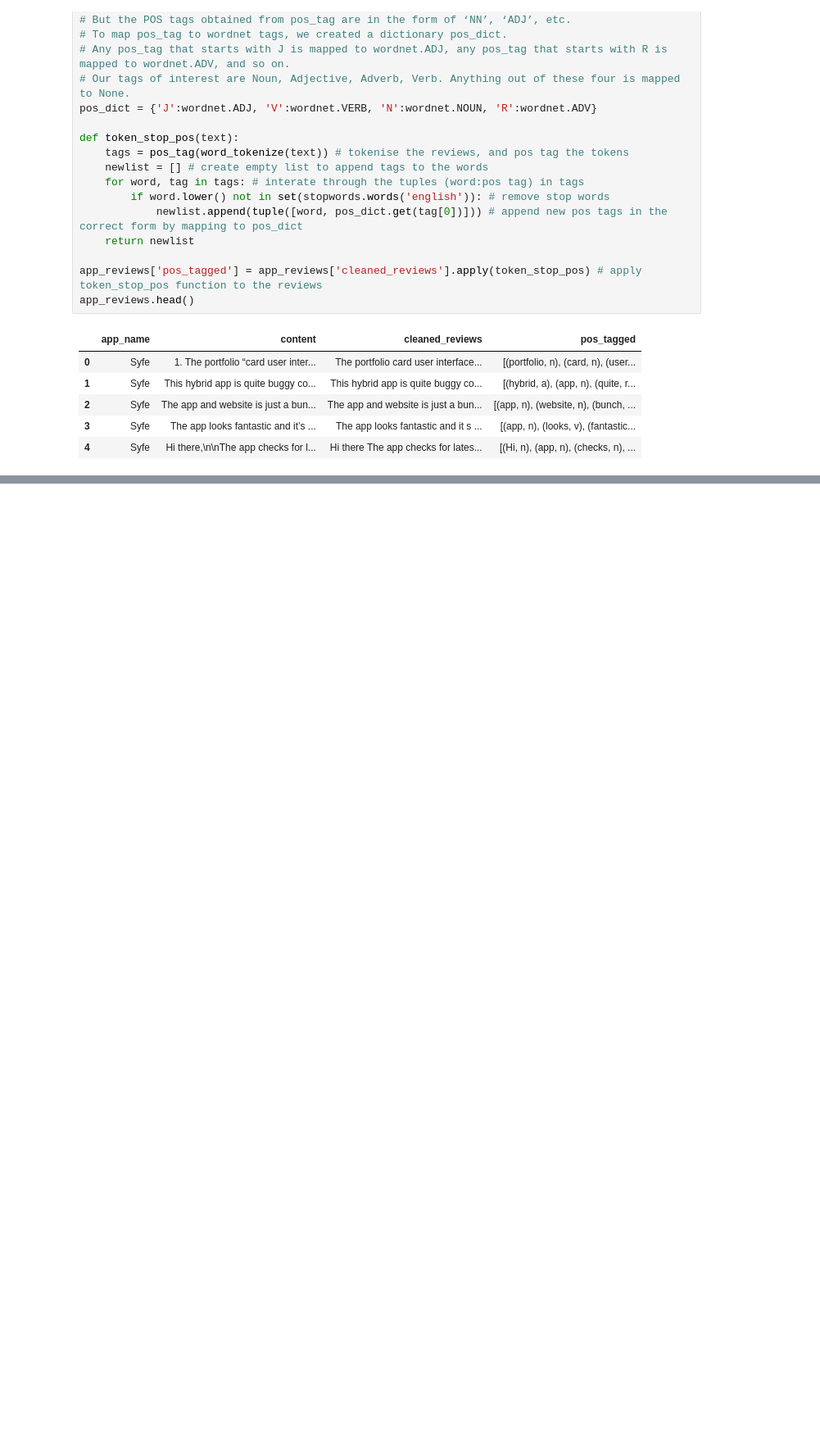
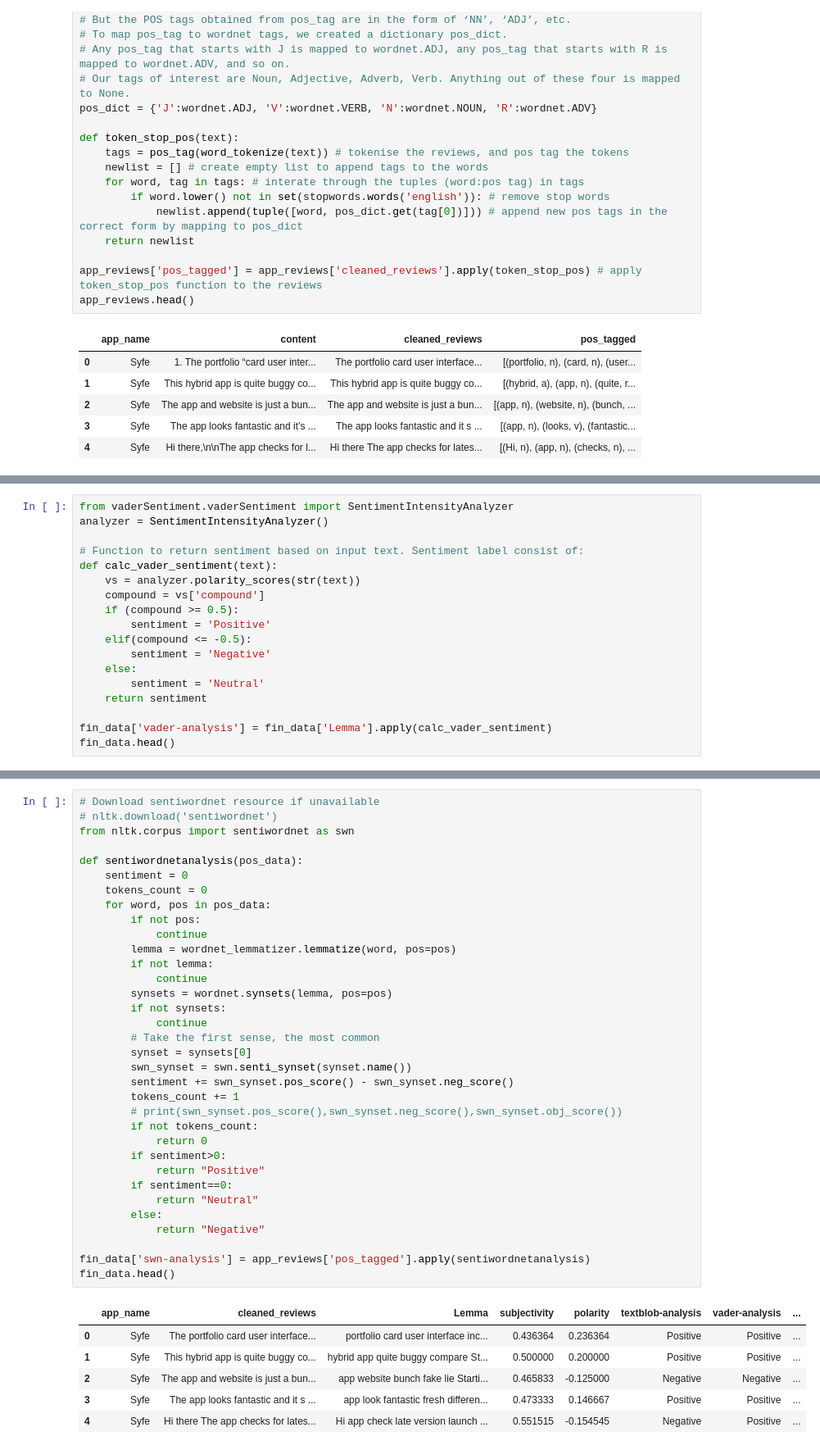
Before and after one commit to leonswl/sg-roboadvisors-analysis, a Jupyter notebook: app-review-analysis/multiple-rule-based-sentiment-analysis.ipynb, the cells around one changed output, grey strips where cells are left out. Shown: that part at 82% size. Drawn from its saved outputs; the diff is of its cells as text; blank space fills up the shorter version.

```diff
--- a/app-review-analysis/multiple-rule-based-sentiment-analysis.ipynb
+++ b/app-review-analysis/multiple-rule-based-sentiment-analysis.ipynb
@@ -134,0 +208,18 @@ app_reviews.head()
+# %%
+from vaderSentiment.vaderSentiment import SentimentIntensityAnalyzer
+analyzer = SentimentIntensityAnalyzer()
+
+# Function to return sentiment based on input text. Sentiment label consist of:
+def calc_vader_sentiment(text):
+    vs = analyzer.polarity_scores(str(text))
+    compound = vs['compound']
+    if (compound >= 0.5):
+        sentiment = 'Positive'
+    elif(compound <= -0.5):
+        sentiment = 'Negative'
+    else:
+        sentiment = 'Neutral'
+    return sentiment
+
+fin_data['vader-analysis'] = fin_data['Lemma'].apply(calc_vader_sentiment)
+fin_data.head()
@@ -134,0 +253,41 @@ app_reviews.head()
+# %%
+# Download sentiwordnet resource if unavailable
+# nltk.download('sentiwordnet')
+from nltk.corpus import sentiwordnet as swn
+
+def sentiwordnetanalysis(pos_data):
+    sentiment = 0
+    tokens_count = 0
+    for word, pos in pos_data:
+        if not pos:
+            continue
+        lemma = wordnet_lemmatizer.lemmatize(word, pos=pos)
+        if not lemma:
+            continue
+        synsets = wordnet.synsets(lemma, pos=pos)
+        if not synsets:
+            continue
+        # Take the first sense, the most common
+        synset = synsets[0]
+        swn_synset = swn.senti_synset(synset.name())
+        sentiment += swn_synset.pos_score() - swn_synset.neg_score()
+        tokens_count += 1
+        # print(swn_synset.pos_score(),swn_synset.neg_score(),swn_synset.obj_score())
+        if not tokens_count:
+            return 0
+        if sentiment>0:
+            return "Positive"
+        if sentiment==0:
+            return "Neutral"
+        else:
+            return "Negative"
+
+fin_data['swn-analysis'] = app_reviews['pos_tagged'].apply(sentiwordnetanalysis)
+fin_data.head()
+# %% [output]
+|  | app_name | cleaned_reviews | Lemma | subjectivity | polarity | textblob-analysis | vader-analysis | ... |
+| 0 | Syfe | The portfolio card user interface... | portfolio card user interface inc... | 0.436364 | 0.236364 | Positive | Positive | ... |
+| 1 | Syfe | This hybrid app is quite buggy co... | hybrid app quite buggy compare St... | 0.500000 | 0.200000 | Positive | Positive | ... |
+| 2 | Syfe | The app and website is just a bun... | app website bunch fake lie Starti... | 0.465833 | -0.125000 | Negative | Negative | ... |
+| 3 | Syfe | The app looks fantastic and it s ... | app look fantastic fresh differen... | 0.473333 | 0.146667 | Positive | Positive | ... |
+| 4 | Syfe | Hi there The app checks for lates... | Hi app check late version launch ... | 0.551515 | -0.154545 | Negative | Positive | ... |
```
Also changed, not shown: parts of 18 cells of this notebook.
